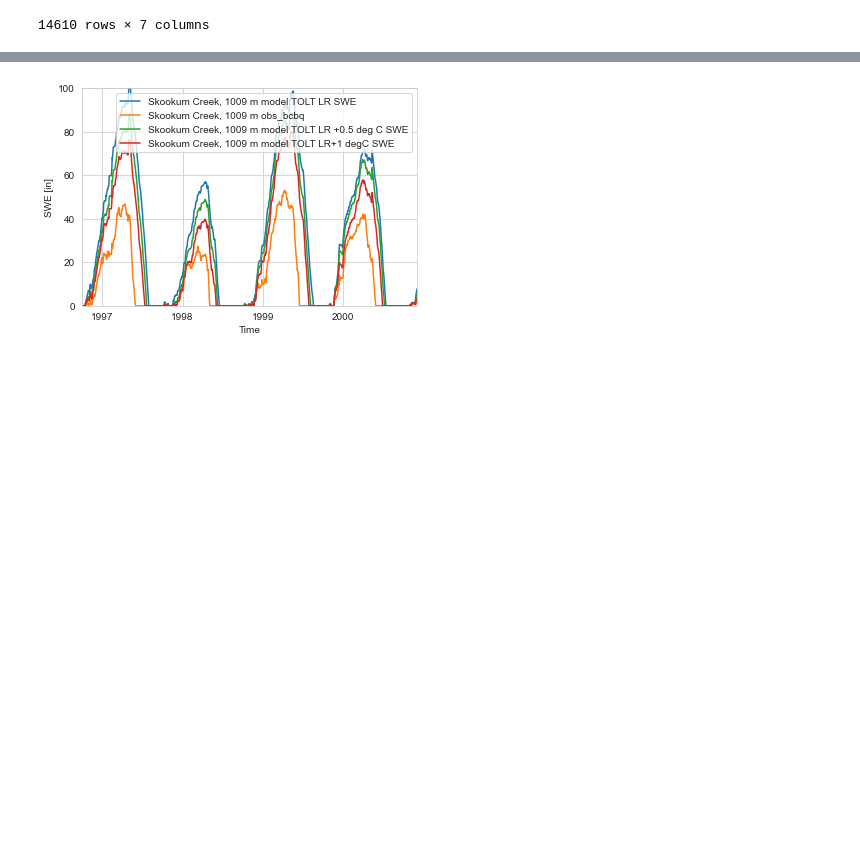
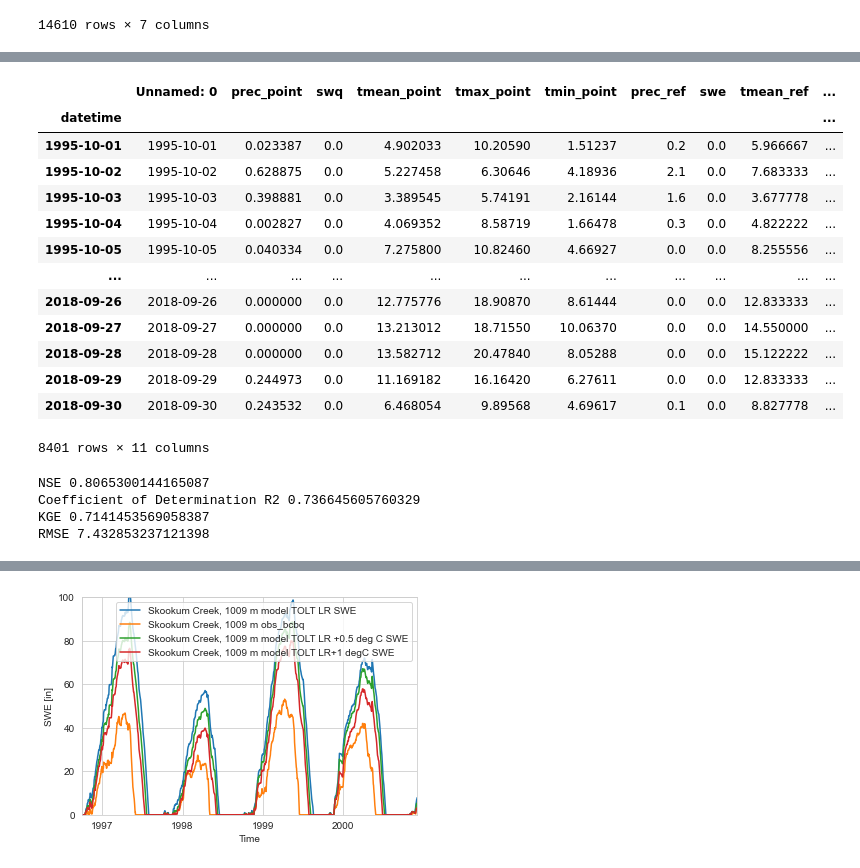
Before and after one commit to NCristea/Snow_SCL, a Jupyter notebook: plots_for_manuscript.ipynb, the cells around one changed output, grey strips where cells are left out. Cells and saved outputs as stored; diff of their text form; code cells hidden in the pictures; blank space fills up the shorter version.

```diff
--- a/plots_for_manuscript.ipynb
+++ b/plots_for_manuscript.ipynb
@@ -103,0 +121,39 @@ flow_model
+# %%
+df_model_data_Skookum_prism_grid
+# %% [output]
+|  | Unnamed: 0 | prec_point | swq | tmean_point | tmax_point | tmin_point | prec_ref | swe | tmean_ref | ... |
+| datetime |  |  |  |  |  |  |  |  |  | ... |
+| 1995-10-01 | 1995-10-01 | 0.023387 | 0.0 | 4.902033 | 10.20590 | 1.51237 | 0.2 | 0.0 | 5.966667 | ... |
+| 1995-10-02 | 1995-10-02 | 0.628875 | 0.0 | 5.227458 | 6.30646 | 4.18936 | 2.1 | 0.0 | 7.683333 | ... |
+| 1995-10-03 | 1995-10-03 | 0.398881 | 0.0 | 3.389545 | 5.74191 | 2.16144 | 1.6 | 0.0 | 3.677778 | ... |
+| 1995-10-04 | 1995-10-04 | 0.002827 | 0.0 | 4.069352 | 8.58719 | 1.66478 | 0.3 | 0.0 | 4.822222 | ... |
+| 1995-10-05 | 1995-10-05 | 0.040334 | 0.0 | 7.275800 | 10.82460 | 4.66927 | 0.0 | 0.0 | 8.255556 | ... |
+| ... | ... | ... | ... | ... | ... | ... | ... | ... | ... | ... |
+| 2018-09-26 | 2018-09-26 | 0.000000 | 0.0 | 12.775776 | 18.90870 | 8.61444 | 0.0 | 0.0 | 12.833333 | ... |
+| 2018-09-27 | 2018-09-27 | 0.000000 | 0.0 | 13.213012 | 18.71550 | 10.06370 | 0.0 | 0.0 | 14.550000 | ... |
+| 2018-09-28 | 2018-09-28 | 0.000000 | 0.0 | 13.582712 | 20.47840 | 8.05288 | 0.0 | 0.0 | 15.122222 | ... |
+| 2018-09-29 | 2018-09-29 | 0.244973 | 0.0 | 11.169182 | 16.16420 | 6.27611 | 0.0 | 0.0 | 12.833333 | ... |
+| 2018-09-30 | 2018-09-30 | 0.243532 | 0.0 | 6.468054 | 9.89568 | 4.69617 | 0.1 | 0.0 | 8.827778 | ... |
+8401 rows × 11 columns
+# %%
+swe_model = df_model_data_Skookum_prism_grid.loc['1995-10-01':'2015-04-02']
+swe_obs = df_snotel_Skookum.loc['1995-10-01':'2015-04-02']
+#swe_obs = swe_obs.fillna(0)
+#swe_model = swe_model.fillna(0)
+#nse_swe = fc.nse(swe_model.swq, swe_obs.SWE_in)
+nse_swe = mt.nse(swe_model.swq.fillna(0), swe_obs.SWE_in.fillna(0))
+print('NSE', nse_swe)
+
+#a =[1, 2, 3, 4, 5]
+#b =[1, 2.5, 3, 4.9, 5.1]
+R_square = r2_score(swe_model.swq, swe_obs.SWE_in)
+print('Coefficient of Determination R2', R_square)
+kge_swe = mt.kge(swe_model.swq.values, swe_obs.SWE_in.values)
+rmse_swe = mt.rmse(swe_model.swq.values, swe_obs.SWE_in.values)
+print('KGE', kge_swe)
+print('RMSE', rmse_swe)
+# %% [output]
+NSE 0.8065300144165087
+Coefficient of Determination R2 0.736645605760329
+KGE 0.7141453569058387
+RMSE 7.432853237121398
```
Also changed, not shown: parts of 12 cells of this notebook, 5 other files.
